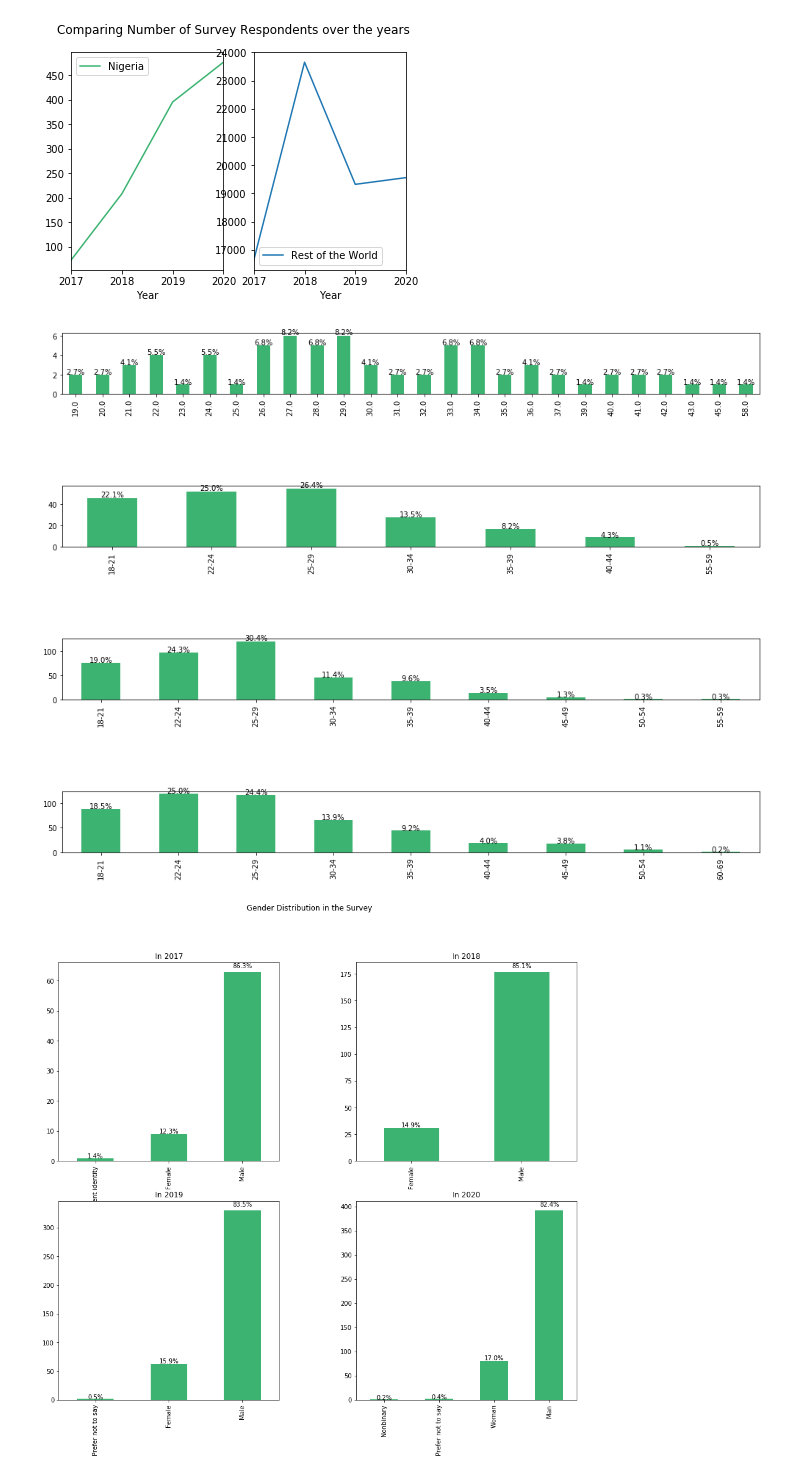
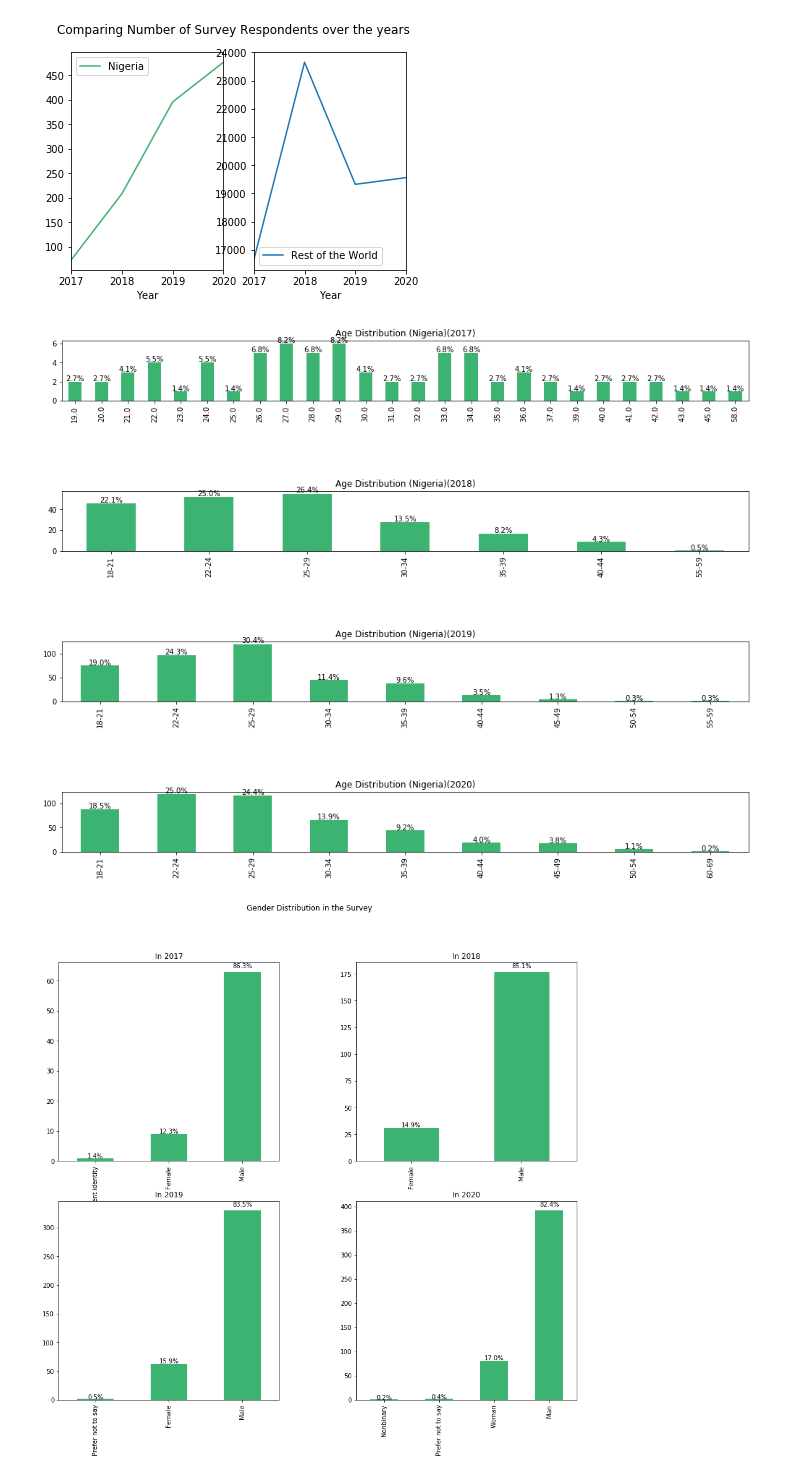
Before and after one commit to temitayopelumi/data-science-uptrends-in-Nigeria, a Jupyter notebook: Untitled1.ipynb, the cells around one changed output. Drawn from its saved outputs; the diff is of its cells as text; code cells hidden in the pictures.

```diff
--- a/Untitled1.ipynb
+++ b/Untitled1.ipynb
@@ -59,44 +59,48 @@ axes[3] = Nigeria2020['Q1'].value_counts().sort_index().plot(kind='bar', ax = ax
 
 
 # setting titles for each plot
-ax1.set_title('Age Distribution (Nigeria)(2020)')
-ax2.set_title('Age Distribution (Nigeria)(2019)')
-ax3.set_title('Age Distribution (Nigeria)(2018)')
-ax4.set_title('Age Distribution (Nigeria)(2017)')
+axes[0].set_title('Age Distribution (Nigeria)(2017)')
+axes[1].set_title('Age Distribution (Nigeria)(2018)')
+axes[2].set_title('Age Distribution (Nigeria)(2019)')
+axes[3].set_title('Age Distribution (Nigeria)(2020)')
 plt.subplots_adjust(hspace=1.5) # add space between plots to avoid squeezed labels
 
 # annotate
+total2020 = Nigeria2020['Q1'].value_counts().sum()
+total2019 = Nigeria2019['Q1'].value_counts().sum()
+total2018 = Nigeria2018['Q2'].value_counts().sum()
+total2017 = Nigeria2017['Age'].value_counts().sum()
 for p in axes[0].patches:
     percentage = '{:.1f}%'.format(100 * p.get_height()/total2017)
     x = p.get_width()
     y = p.get_y() + p.get_height()
     r,c=p.get_xy()
     axes[0].annotate(percentage, (r+x/2, c+y*1.02),  ha='center')
 for p in axes[1].patches:
     percentage = '{:.1f}%'.format(100 * p.get_height()/total2018)
     x = p.get_width()
     y = p.get_y() + p.get_height()
     r,c=p.get_xy()
     axes[1].annotate(percentage, (r+x/2, c+y*1.02),  ha='center')
 for p in axes[2].patches:
     percentage = '{:.1f}%'.format(100 * p.get_height()/total2019)
     x = p.get_width()
     y = p.get_y() + p.get_height()
     r,c=p.get_xy()
     axes[2].annotate(percentage, (r+x/2, c+y*1.02),  ha='center')
 for p in axes[3].patches:
     percentage = '{:.1f}%'.format(100 * p.get_height()/total2020)
     x = p.get_width()
     y = p.get_y() + p.get_height()
     r,c=p.get_xy()
     axes[3].annotate(percentage, (r+x/2, c+y*1.02), ha='center')
 
 fig.show()
 
 
 fig.show()
 # %% [output]
-[figure, old version]
+[figure, new version]
 # %%
 Nigeria2020 = Nigeria2020[Nigeria2020['Q1'] != "What is your age (# years)?"] # filtering out bad data
 Nigeria2019 = Nigeria2019[Nigeria2019['Q1'] != "What is your age (# years)?"]
```
